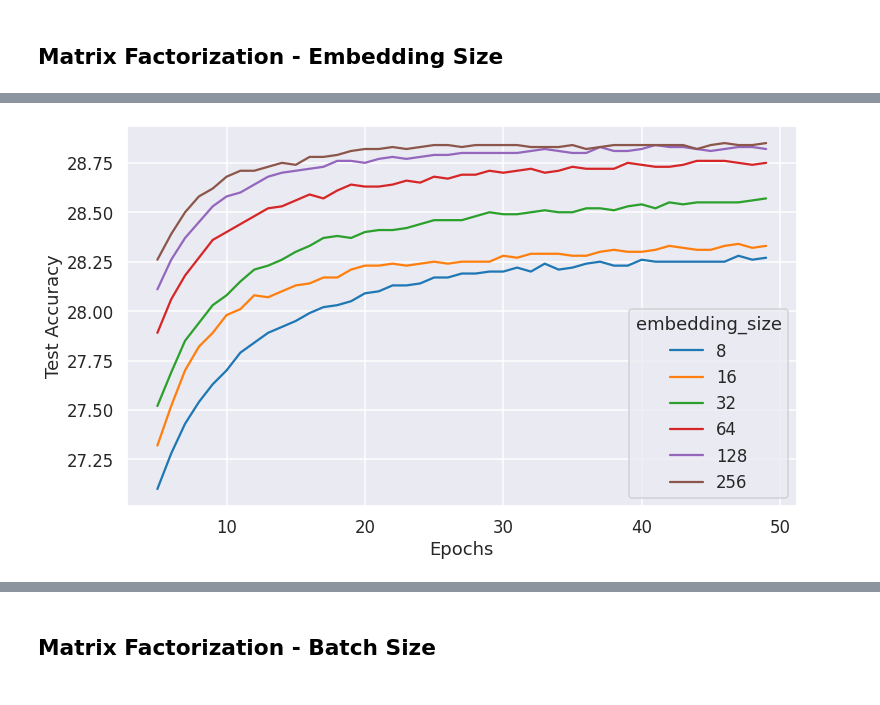
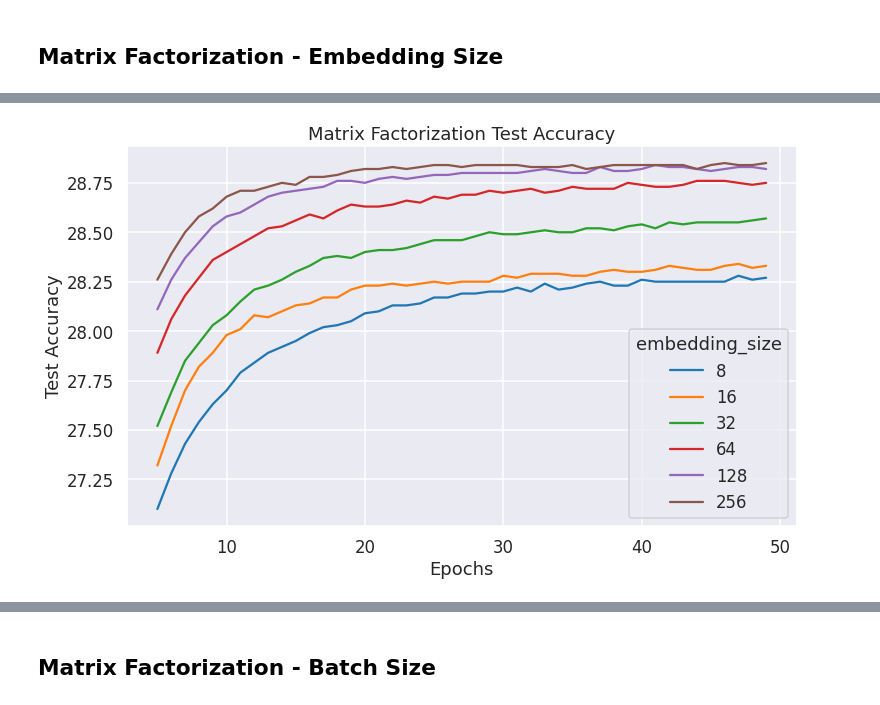
Before and after one commit to hardikp/movielens, a Jupyter notebook: logs/plot_datapoints.ipynb, the cells around one changed output, grey strips where cells are left out. Saved outputs shown, nothing was run; the diff lists cells and outputs as text; code cells hidden in the pictures.

```diff
--- a/logs/plot_datapoints.ipynb
+++ b/logs/plot_datapoints.ipynb
@@ -14,6 +15,24 @@ class EpochData:
     loss: float
     train_accuracy: float
     test_accuracy: float
+
+
+class Logs(object):
+    def __init__(self, data):
+        self.data = data
+
+    def max_test_accuracy(self, max_diff=None):
+        accuracies = []
+        if max_diff is not None:
+            accuracies = [d.test_accuracy for d in self.data if (d.train_accuracy - d.test_accuracy < max_diff)]
+        else:
+            accuracies = [d.test_accuracy for d in self.data]
+        return max(accuracies)
+
+    def max_accuracy_diff(self):
+        diffs = [d.train_accuracy - d.test_accuracy for d in self.data]
+        return max(diffs)
+
 
 
 def get_data(filename):
@@ -28,9 +47,10 @@ def get_data(filename):
         test_accuracy = float(tokens[3].split(':')[1].strip())
         epoch_data = EpochData(epoch, loss, train_accuracy, test_accuracy)
         data.append(epoch_data)
-    return data
+    return Logs(data)
 # %%
 files = {
+    # Without Biases
     'mf_50_512_0.001_8_0.0_False': 'mf/mf_50_512_0.001_8_0.0_False.txt',
     'mf_50_512_0.001_16_0.0_False': 'mf/mf_50_512_0.001_16_0.0_False.txt',
     'mf_50_512_0.001_32_0.0_False': 'mf/mf_50_512_0.001_32_0.0_False.txt',
@@ -49,6 +69,7 @@ files = {
     'mf_50_512_0.001_128_1e-5_False': 'mf/mf_50_512_0.001_128_1e-05_False.txt',
     'mf_50_512_0.001_128_0.0001_False': 'mf/mf_50_512_0.001_128_0.0001_False.txt',
 
+    # With Biases
     'mf_50_512_0.001_8_0.0_True': 'mf/mf_50_512_0.001_8_0.0_True.txt',
     'mf_50_512_0.001_16_0.0_True': 'mf/mf_50_512_0.001_16_0.0_True.txt',
     'mf_50_512_0.001_32_0.0_True': 'mf/mf_50_512_0.001_32_0.0_True.txt',
@@ -66,17 +87,22 @@ files = {
     'mf_50_512_0.001_128_1e-6_True': 'mf/mf_50_512_0.001_128_1e-06_True.txt',
     'mf_50_512_0.001_128_1e-5_True': 'mf/mf_50_512_0.001_128_1e-05_True.txt',
     'mf_50_512_0.001_128_0.0001_True': 'mf/mf_50_512_0.001_128_0.0001_True.txt',
+
+    # With Genre + Year information
+    'mf_side_features_50_512_0.001_128_0.0': 'mf/mf_side_features_50_512_0.001_128_0.0.txt',
+    'mf_side_features_50_512_0.001_128_1e-7': 'mf/mf_side_features_50_512_0.001_128_1e-07.txt',
+    'mf_side_features_50_512_0.001_128_1e-6': 'mf/mf_side_features_50_512_0.001_128_1e-06.txt',
 }
 # %%
-def plot_multiple_epochs(labels, file_keys, epoch_offset, plot_label):
+def plot_multiple_epochs(labels, file_keys, epoch_offset, plot_label, plot_title):
     data = {}
 
     # Use the first log file to get epochs
-    parsed_data = get_data(files[file_keys[0]])
+    parsed_data = get_data(files[file_keys[0]]).data
     data['Epochs'] = [d.epoch for d in parsed_data][epoch_offset:]
 
     for label, file_key in zip(labels, file_keys):
-        parsed_data = get_data(files[file_key])
+        parsed_data = get_data(files[file_key]).data
         test_accuracy = [d.test_accuracy for d in parsed_data][epoch_offset:]
         data[label] = test_accuracy
 
@@ -86,4 +112,5 @@ def plot_multiple_epochs(labels, file_keys, epoch_offset, plot_label):
     df = pd.DataFrame(data)
     df = pd.melt(df, ['Epochs'])
     df = df.rename(columns={'value': 'Test Accuracy', 'variable': plot_label})
+    plt.title(plot_title)
     sns.lineplot(x='Epochs', y='Test Accuracy', hue=plot_label, data=df)
@@ -92,13 +175,13 @@ def plot_multiple_epochs(labels, file_keys, epoch_offset, plot_label):
 # %%
 labels = ['8', '16', '32', '64', '128', '256']
 file_keys = [
     'mf_50_512_0.001_8_0.0_False',
     'mf_50_512_0.001_16_0.0_False',
     'mf_50_512_0.001_32_0.0_False',
     'mf_50_512_0.001_64_0.0_False',
     'mf_50_512_0.001_128_0.0_False',
     'mf_50_512_0.001_256_0.0_False',
 ]
-plot_multiple_epochs(labels, file_keys, 5, 'embedding_size')
+plot_multiple_epochs(labels, file_keys, 5, 'embedding_size', 'Matrix Factorization Test Accuracy')
 # %% [output]
-[figure, old version]
+[figure, new version]
```
Also changed, not shown: parts of 20 cells of this notebook, 1 other file.
